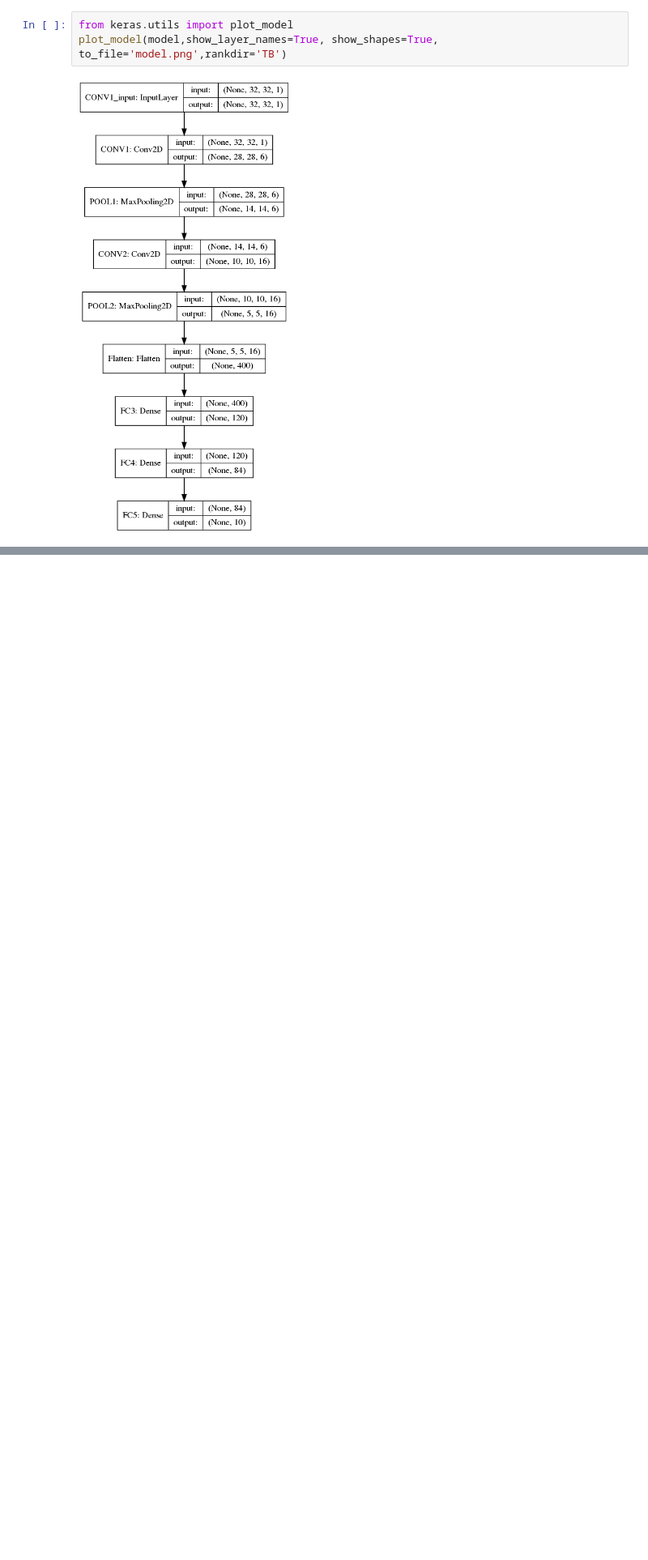
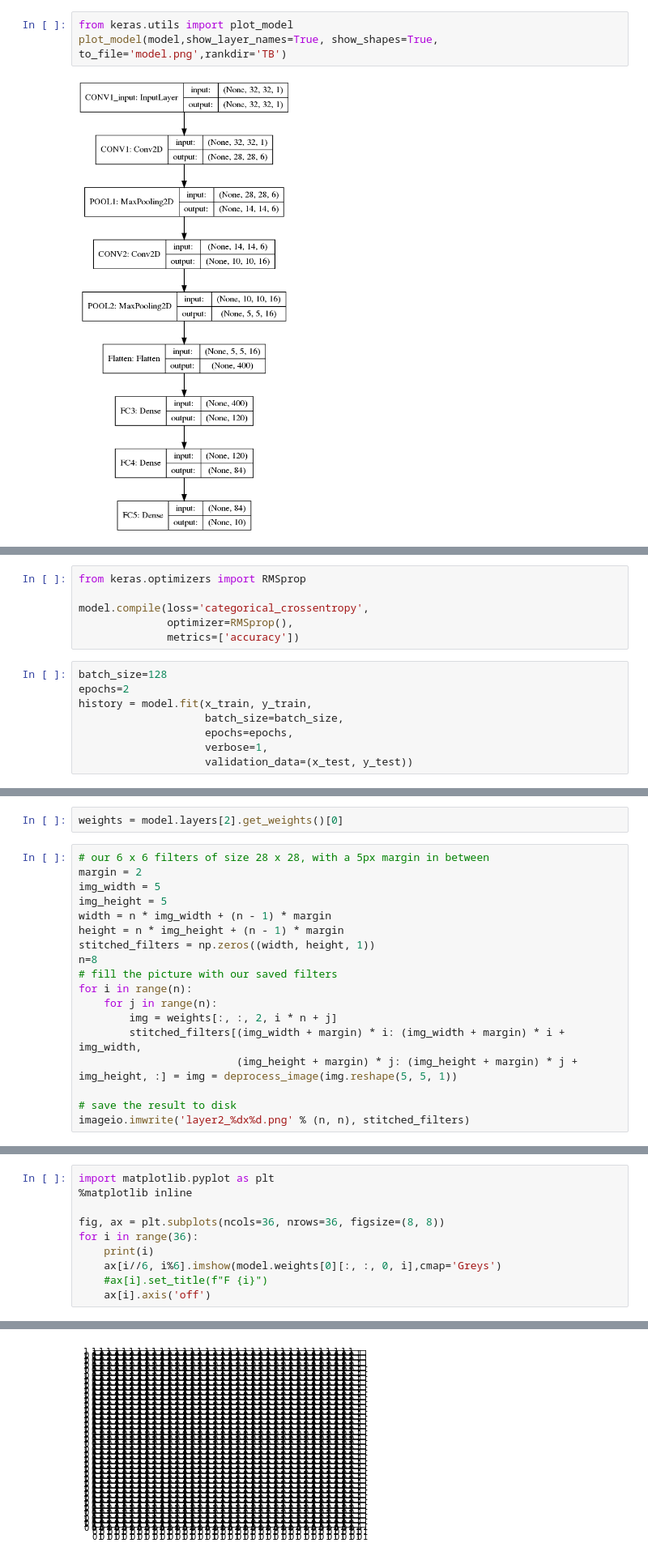
Before and after one commit to utsav4489/blog, a Jupyter notebook: _notebooks/2020-03-13-lenet.ipynb, the cells around one changed output, grey strips where cells are left out. Shown at 81% size. Saved outputs shown, nothing was run; the diff lists cells and outputs as text; blank space fills up the shorter version.

```diff
--- a/_notebooks/2020-03-13-lenet.ipynb
+++ b/_notebooks/2020-03-13-lenet.ipynb
@@ -54,0 +151,14 @@ plot_model(model,show_layer_names=True, show_shapes=True, to_file='model.png',ra
+# %%
+from keras.optimizers import RMSprop
+
+model.compile(loss='categorical_crossentropy',
+              optimizer=RMSprop(),
+              metrics=['accuracy'])
+# %%
+batch_size=128
+epochs=2
+history = model.fit(x_train, y_train,
+                    batch_size=batch_size,
+                    epochs=epochs,
+                    verbose=1,
+                    validation_data=(x_test, y_test))
@@ -54,0 +171,20 @@ plot_model(model,show_layer_names=True, show_shapes=True, to_file='model.png',ra
+# %%
+weights = model.layers[2].get_weights()[0]
+# %%
+# our 6 x 6 filters of size 28 x 28, with a 5px margin in between
+margin = 2
+img_width = 5
+img_height = 5
+width = n * img_width + (n - 1) * margin
+height = n * img_height + (n - 1) * margin
+stitched_filters = np.zeros((width, height, 1))
+n=8
+# fill the picture with our saved filters
+for i in range(n):
+    for j in range(n):
+        img = weights[:, :, 2, i * n + j]
+        stitched_filters[(img_width + margin) * i: (img_width + margin) * i + img_width,
+                         (img_height + margin) * j: (img_height + margin) * j + img_height, :] = img = deprocess_image(img.reshape(5, 5, 1))
+
+# save the result to disk
+imageio.imwrite('layer2_%dx%d.png' % (n, n), stitched_filters)
@@ -54,0 +195,11 @@ plot_model(model,show_layer_names=True, show_shapes=True, to_file='model.png',ra
+# %%
+import matplotlib.pyplot as plt
+%matplotlib inline
+
+fig, ax = plt.subplots(ncols=36, nrows=36, figsize=(8, 8))
+for i in range(36):
+    print(i)
+    ax[i//6, i%6].imshow(model.weights[0][:, :, 0, i],cmap='Greys')
+    #ax[i].set_title(f"F {i}")
+    ax[i].axis('off')
+# %% [output]
@@ -54,0 +207 @@ plot_model(model,show_layer_names=True, show_shapes=True, to_file='model.png',ra
+[figure, added]
```
Also changed, not shown: parts of 30 cells of this notebook, 8 other files.
